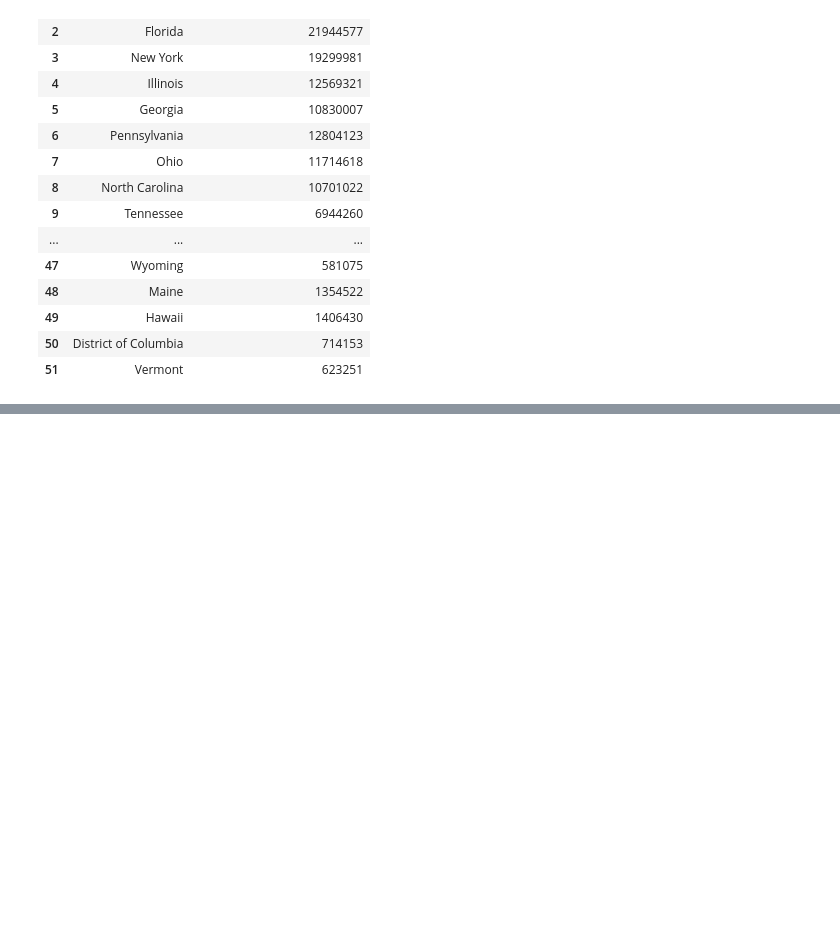
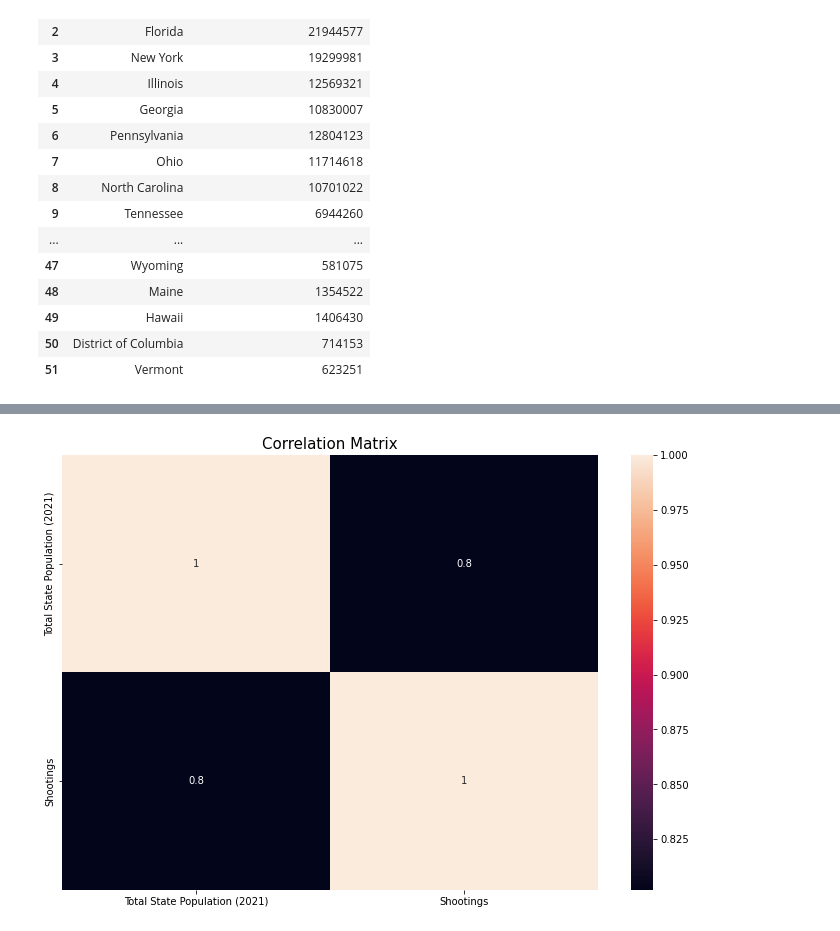
Before and after one commit to panxolopez/proyecto_mineria, a Jupyter notebook: proyecto_data1621.ipynb, the cells around one changed output, grey strips where cells are left out. Drawn from its saved outputs; the diff is of its cells as text; code cells hidden in the pictures; blank space fills up the shorter version.

```diff
--- a/proyecto_data1621.ipynb
+++ b/proyecto_data1621.ipynb
@@ -241,0 +272,13 @@ states_pop_shoots
+# %%
+import seaborn as sns
+
+corr = states_pop_shoots.corr()
+fig= plt.figure(figsize=(12,8))
+ax= fig.add_subplot(111)
+ax= sns.heatmap(corr,annot=True,
+    xticklabels=corr.columns,
+    yticklabels=corr.columns)
+plt.title("Correlation Matrix", fontsize = 15)
+plt.show()
+# %% [output]
+[figure, added]
```
Also changed, not shown: parts of 13 cells of this notebook, 2 other files.
